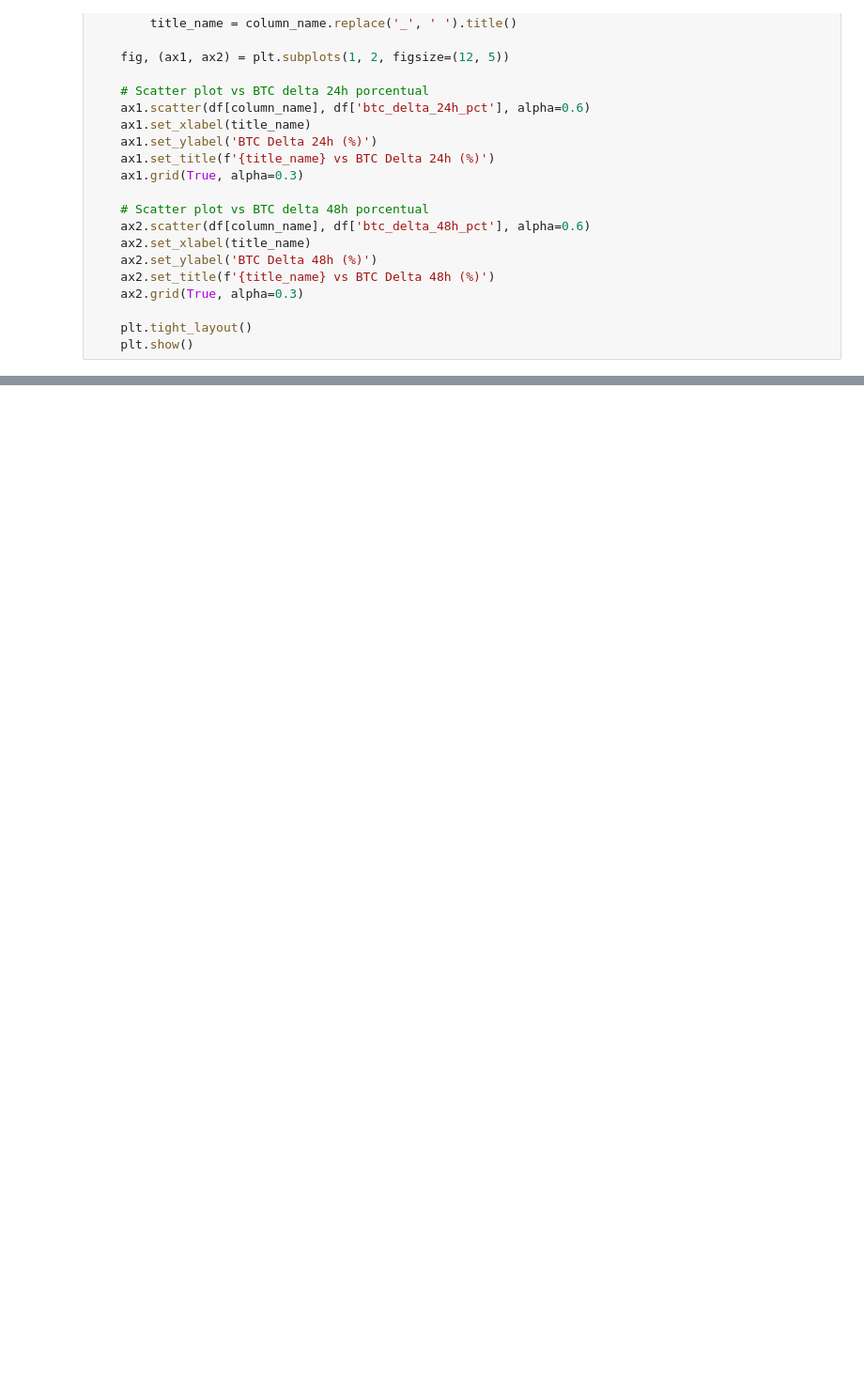
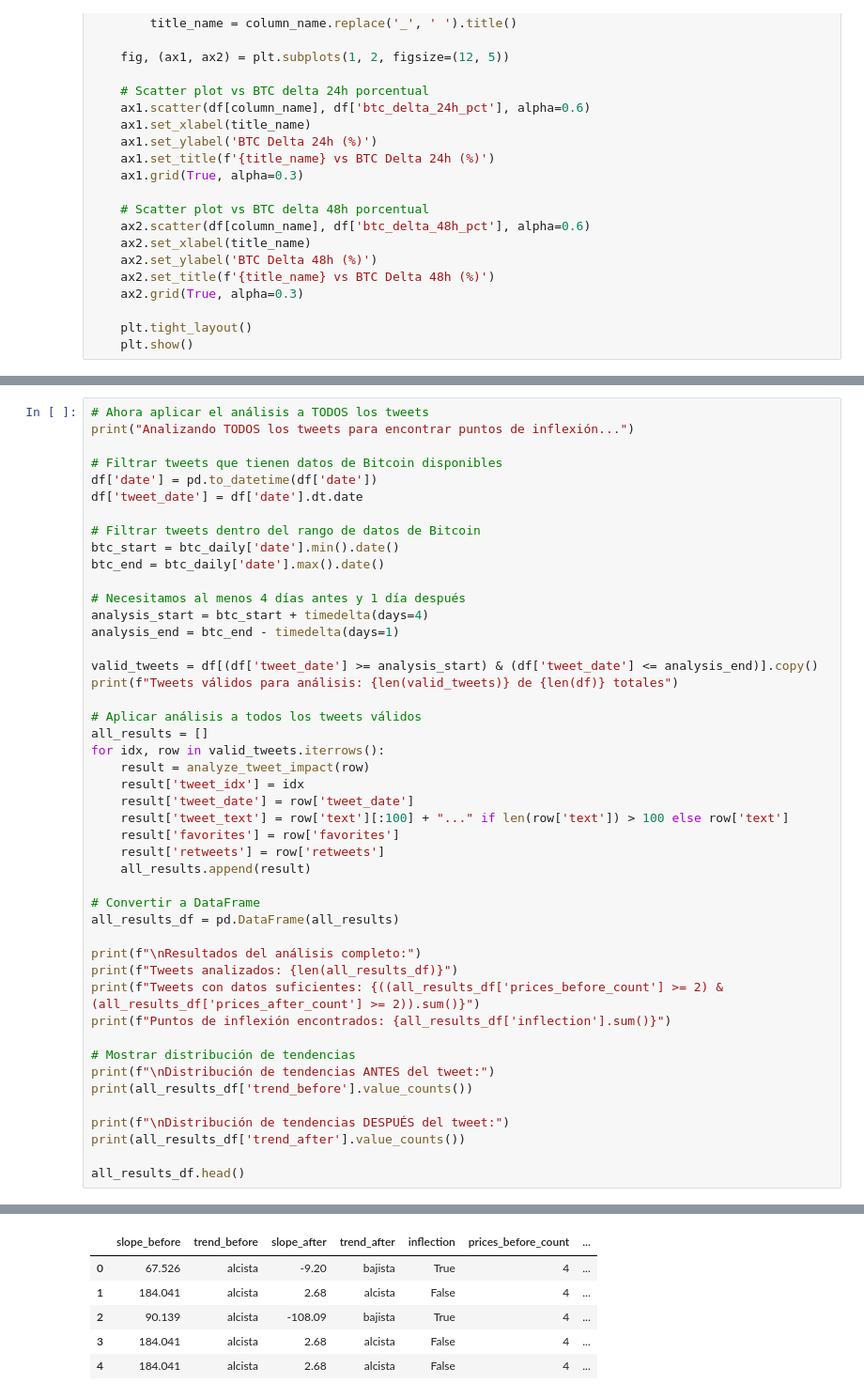
Before and after one commit to Emmanuel-Guerreiro/ciencia-datos-integrador, a Jupyter notebook: integrador/segunda-entrega/main.ipynb, the cells around one changed output, grey strips where cells are left out. Shown at 94% size. Cells and saved outputs as stored; diff of their text form; blank space fills up the shorter version.

```diff
--- a/integrador/segunda-entrega/main.ipynb
+++ b/integrador/segunda-entrega/main.ipynb
@@ -203,0 +415,47 @@ plot_google_vs_btc_deltas('legal')
+# %%
+# Ahora aplicar el análisis a TODOS los tweets
+print("Analizando TODOS los tweets para encontrar puntos de inflexión...")
+
+# Filtrar tweets que tienen datos de Bitcoin disponibles
+df['date'] = pd.to_datetime(df['date'])
+df['tweet_date'] = df['date'].dt.date
+
+# Filtrar tweets dentro del rango de datos de Bitcoin
+btc_start = btc_daily['date'].min().date()
+btc_end = btc_daily['date'].max().date()
+
+# Necesitamos al menos 4 días antes y 1 día después
+analysis_start = btc_start + timedelta(days=4)
+analysis_end = btc_end - timedelta(days=1)
+
+valid_tweets = df[(df['tweet_date'] >= analysis_start) & (df['tweet_date'] <= analysis_end)].copy()
+print(f"Tweets válidos para análisis: {len(valid_tweets)} de {len(df)} totales")
+
+# Aplicar análisis a todos los tweets válidos
+all_results = []
+for idx, row in valid_tweets.iterrows():
+    result = analyze_tweet_impact(row)
+    result['tweet_idx'] = idx
+    result['tweet_date'] = row['tweet_date']
+    result['tweet_text'] = row['text'][:100] + "..." if len(row['text']) > 100 else row['text']
+    result['favorites'] = row['favorites']
+    result['retweets'] = row['retweets']
+    all_results.append(result)
+
+# Convertir a DataFrame
+all_results_df = pd.DataFrame(all_results)
+
+print(f"\nResultados del análisis completo:")
+print(f"Tweets analizados: {len(all_results_df)}")
+print(f"Tweets con datos suficientes: {((all_results_df['prices_before_count'] >= 2) & (all_results_df['prices_after_count'] >= 2)).sum()}")
+print(f"Puntos de inflexión encontrados: {all_results_df['inflection'].sum()}")
+
+# Mostrar distribución de tendencias
+print(f"\nDistribución de tendencias ANTES del tweet:")
+print(all_results_df['trend_before'].value_counts())
+
+print(f"\nDistribución de tendencias DESPUÉS del tweet:")
+print(all_results_df['trend_after'].value_counts())
+
+all_results_df.head()
+# %% [output]
@@ -203,0 +482,6 @@ plot_google_vs_btc_deltas('legal')
+|  | slope_before | trend_before | slope_after | trend_after | inflection | prices_before_count | ... |
+| 0 | 67.526 | alcista | -9.20 | bajista | True | 4 | ... |
+| 1 | 184.041 | alcista | 2.68 | alcista | False | 4 | ... |
+| 2 | 90.139 | alcista | -108.09 | bajista | True | 4 | ... |
+| 3 | 184.041 | alcista | 2.68 | alcista | False | 4 | ... |
+| 4 | 184.041 | alcista | 2.68 | alcista | False | 4 | ... |
```
Also changed, not shown: parts of 25 cells of this notebook.
